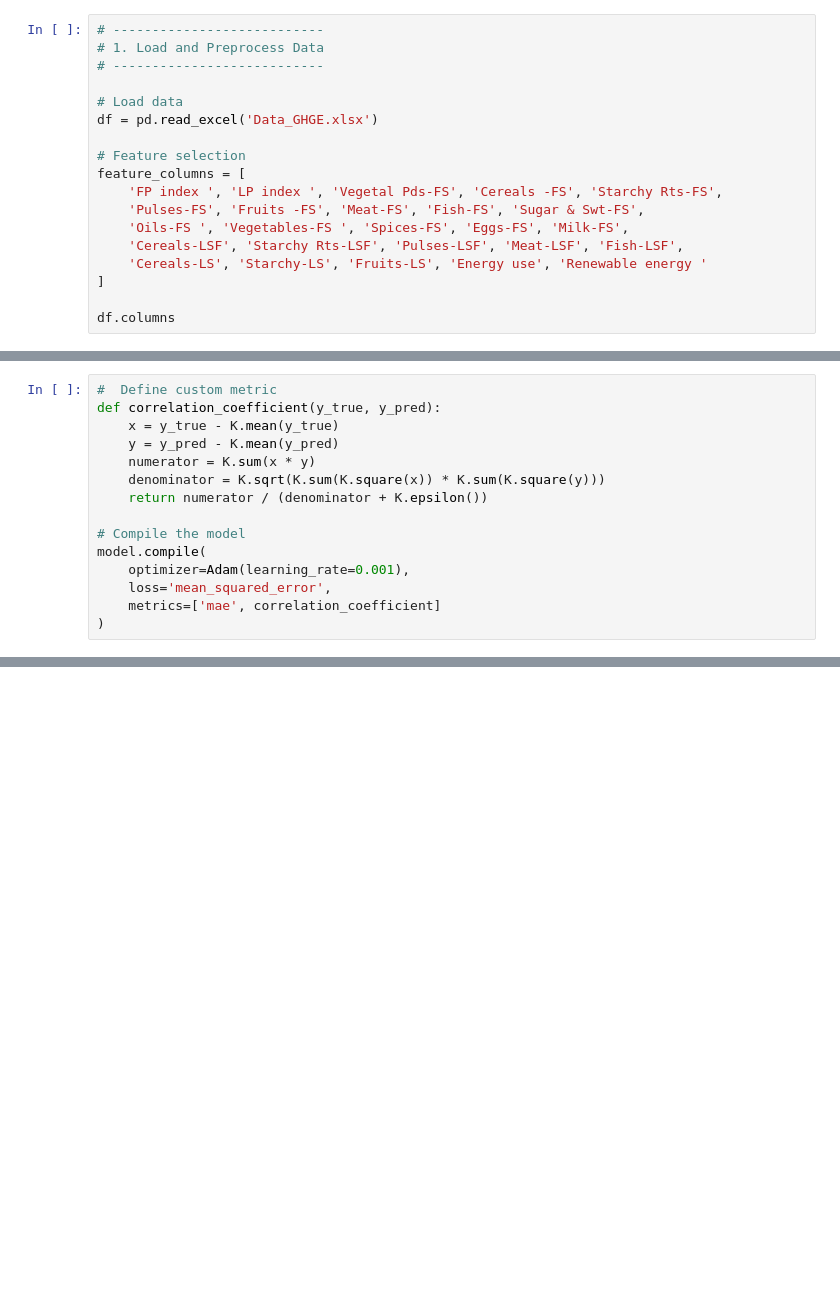
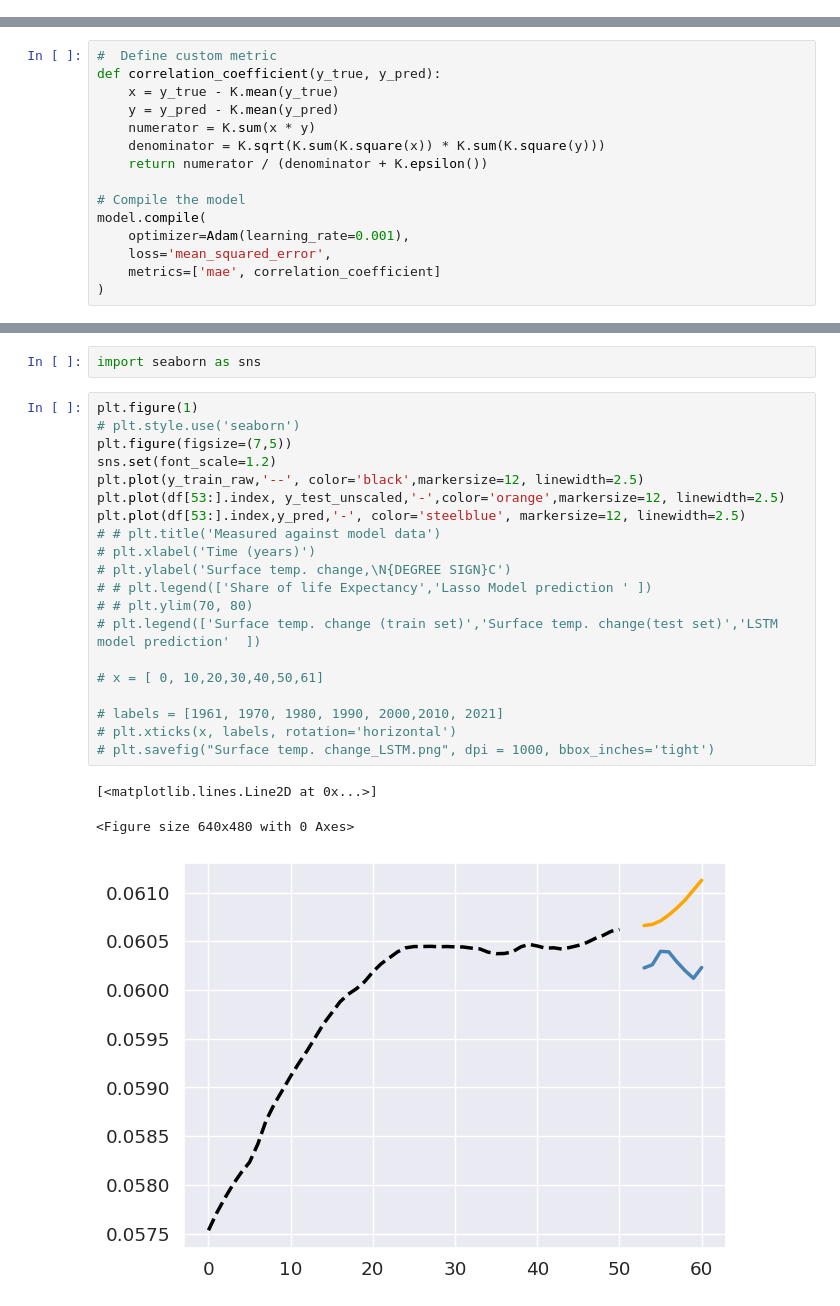
Before and after one commit to augustprince094/FS-ROAS, a Jupyter notebook: Deep learning models/Stacked LSTM.ipynb, the cells around one changed output, grey strips where cells are left out. Saved outputs shown, nothing was run; the diff lists cells and outputs as text; blank space fills up the shorter version.

```diff
--- a/Deep learning models/Stacked LSTM.ipynb
+++ b/Deep learning models/Stacked LSTM.ipynb
@@ -22,18 +40,0 @@ tf.random.set_seed(42)
-# %%
-# ---------------------------
-# 1. Load and Preprocess Data
-# ---------------------------
-
-# Load data
-df = pd.read_excel('Data_GHGE.xlsx')
-
-# Feature selection
-feature_columns = [
-    'FP index ', 'LP index ', 'Vegetal Pds-FS', 'Cereals -FS', 'Starchy Rts-FS',
-    'Pulses-FS', 'Fruits -FS', 'Meat-FS', 'Fish-FS', 'Sugar & Swt-FS',
-    'Oils-FS ', 'Vegetables-FS ', 'Spices-FS', 'Eggs-FS', 'Milk-FS',
-    'Cereals-LSF', 'Starchy Rts-LSF', 'Pulses-LSF', 'Meat-LSF', 'Fish-LSF',
-    'Cereals-LS', 'Starchy-LS', 'Fruits-LS', 'Energy use', 'Renewable energy '
-]
-
-df.columns
@@ -199,0 +256,26 @@ Correlation coefficient: 0.9826
+# %%
+import seaborn as sns
+# %%
+plt.figure(1)
+# plt.style.use('seaborn')
+plt.figure(figsize=(7,5))
+sns.set(font_scale=1.2)
+plt.plot(y_train_raw,'--', color='black',markersize=12, linewidth=2.5)
+plt.plot(df[53:].index, y_test_unscaled,'-',color='orange',markersize=12, linewidth=2.5)
+plt.plot(df[53:].index,y_pred,'-', color='steelblue', markersize=12, linewidth=2.5)
+# # plt.title('Measured against model data')
+# plt.xlabel('Time (years)')
+# plt.ylabel('Surface temp. change,\N{DEGREE SIGN}C')
+# # plt.legend(['Share of life Expectancy','Lasso Model prediction ' ])
+# # plt.ylim(70, 80)
+# plt.legend(['Surface temp. change (train set)','Surface temp. change(test set)','LSTM model prediction'  ])
+
+# x = [ 0, 10,20,30,40,50,61]
+
+# labels = [1961, 1970, 1980, 1990, 2000,2010, 2021]
+# plt.xticks(x, labels, rotation='horizontal')
+# plt.savefig("Surface temp. change_LSTM.png", dpi = 1000, bbox_inches='tight')
+# %% [output]
+[<matplotlib.lines.Line2D at 0x...>]
+<Figure size 640x480 with 0 Axes>
+[figure, added]
```
Also changed, not shown: parts of 17 cells of this notebook, 6 other files.
